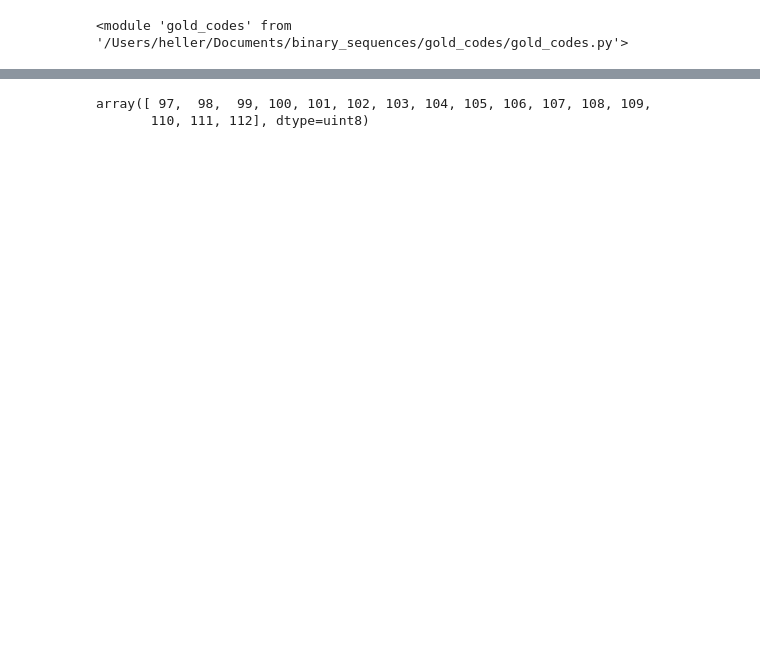
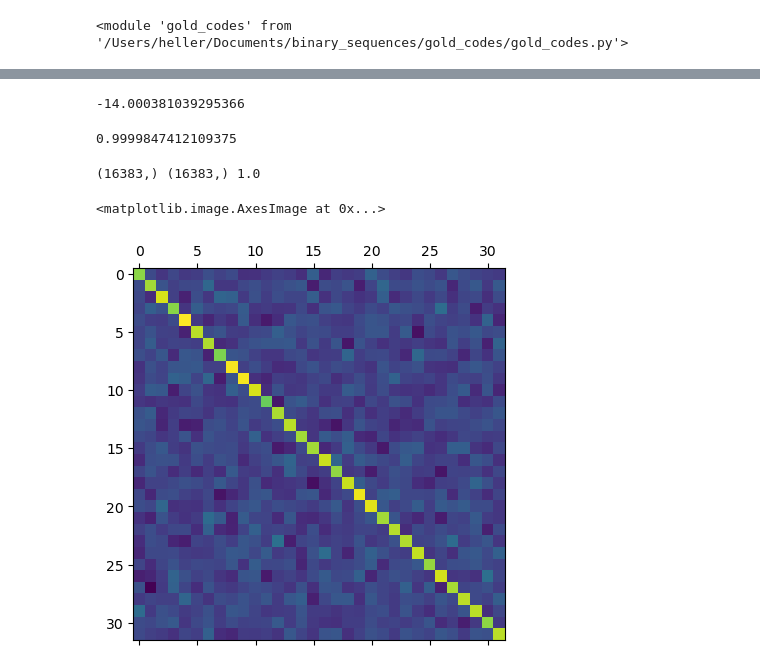
Before and after one commit to ajheller/binary_sequences, a Jupyter notebook: gold_codes/codecs.ipynb, the cells around one changed output, grey strips where cells are left out. Drawn from its saved outputs; the diff is of its cells as text; code cells hidden in the pictures; blank space fills up the shorter version.

Commit message:
updates to codecs
Former-commit-id: 835650e612b56b70c57d2bfb1219ffe115896dca

```diff
--- a/gold_codes/codecs.ipynb
+++ b/gold_codes/codecs.ipynb
@@ -7,8 +9,8 @@ importlib.reload(gc)
 # %% [output]
 <module 'gold_codes' from '/Users/heller/Documents/binary_sequences/gold_codes/gold_codes.py'>
 # %%
-bits_per_symbol = 64
+bits_per_symbol = 32
 
-m = gc.gold_codec(11, bits_per_symbol)
+m = gc.gold_codec(14, bits_per_symbol)
 m.shape
 # %% [output]
@@ -16,5 +18,8 @@ m.shape
 # %%
 msg = np.frombuffer(b"abcdefghijklmnop", dtype=np.uint8)
+
+rng = np.random.default_rng()
+msg = rng.integers(255, size=1<<16, dtype=np.uint8)
 print(msg.shape, msg.dtype)
 tx_bits = np.unpackbits(msg).reshape(-1, bits_per_symbol)
 tx_bits.shape, tx_bits.dtype, tx_bits
@@ -32,5 +37,10 @@ tx_bits.shape, tx_bits.dtype, tx_bits
 # %%
 tx_bipolar = tx_bits.astype(np.float32) * 2 - 1
-x = tx_bipolar @ m/bits_per_symbol
-x.shape, m.shape, np.std(x)
+x = tx_bipolar @ m
+
+x -= np.mean(x)
+print(np.std(x))
+x /= np.std(x)  # normalize tx power to 1
+
+x.size/msg.size, x.shape, m.shape, np.mean(x), np.std(x), np.var(x)
 # %% [output]
@@ -84,5 +49,28 @@ array([[ True,  True,  True,  True,  True,  True,  True,  True,  True,
-# %%
-np.packbits(rx_bits)
-# %% [output]
-array([ 97,  98,  99, 100, 101, 102, 103, 104, 105, 106, 107, 108, 109,
-       110, 111, 112], dtype=uint8)
+# %%
+snr = -14 # dB
+noise = rng.normal(loc=0, scale=1/(10**(snr/20)), size=x.shape)
+print(10*np.log10(np.var(x) / np.var(noise)))
+y = x + noise
+
+rx_hat = y @ m.T
+
+
+rx_bits = rx_hat > 0
+
+if False:
+    print(rx_hat)
+    print(rx_bits)
+    rx_bits == tx_bits
+
+np.mean(np.packbits(rx_bits) == msg)
+# %% [output]
+-14.000381039295366
+0.9999847412109375
+# %%
+print(y[0].shape, m[0].shape, np.std(m[0]))
+
+plt.matshow(m @ ((m.T) + rng.normal(loc=0, scale=1/(10**(-20/20)), size=m.T.shape)))
+# %% [output]
+(16383,) (16383,) 1.0
+<matplotlib.image.AxesImage at 0x...>
+[figure, added]
```
Also changed, not shown: parts of 10 cells of this notebook, 1 other file.
